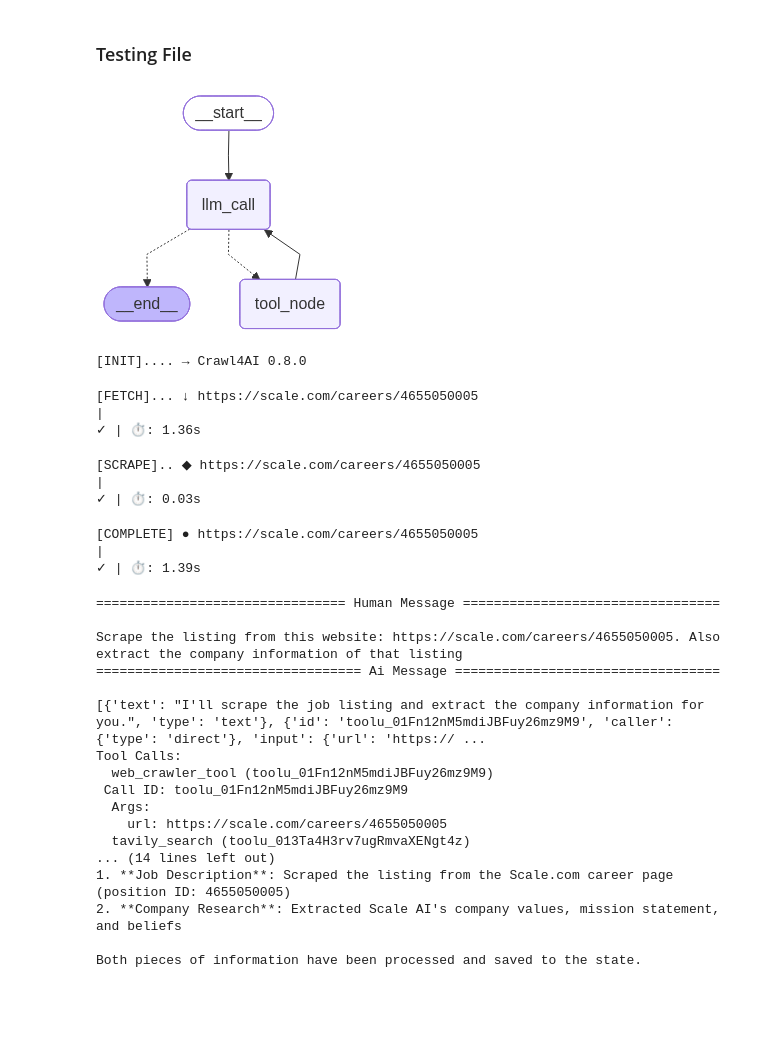
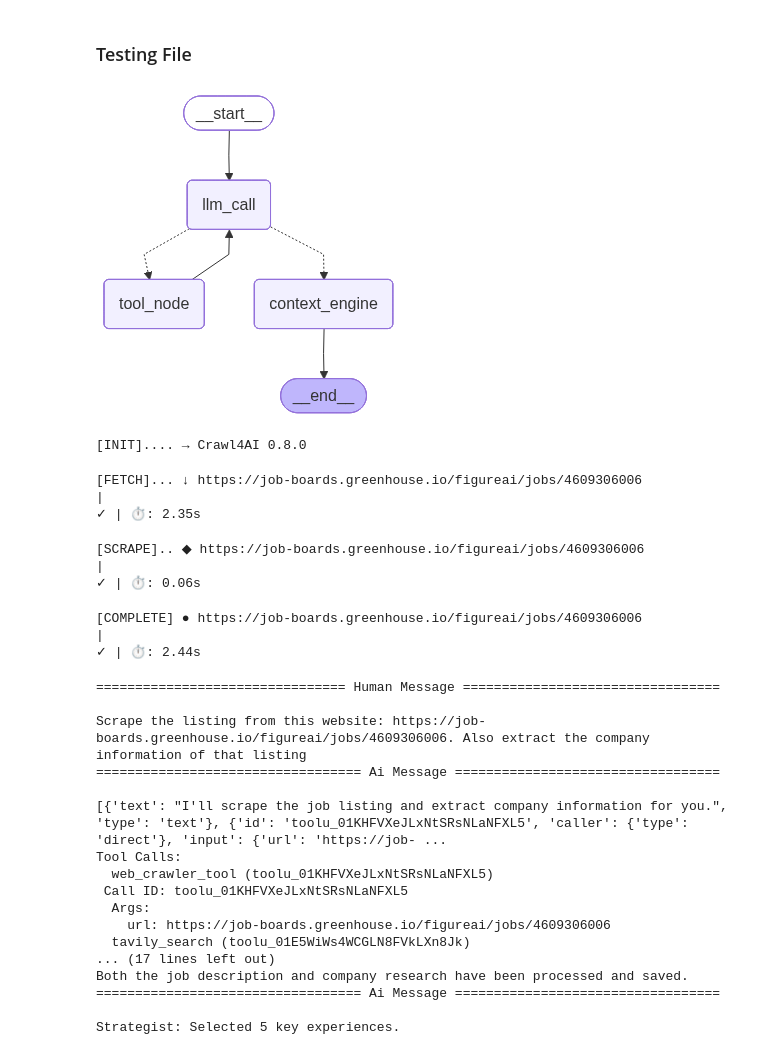
Before and after one commit to ruben-fonseca-castro/agentic_CL_builder, a Jupyter notebook: development.ipynb, the cells around one changed output. Saved outputs shown, nothing was run; the diff lists cells and outputs as text; code cells hidden in the pictures; blank space fills up the shorter version.

Commit message:
developed RAG system, now working on conetxt engine that looks at filesystem and RAG database

```diff
--- a/development.ipynb
+++ b/development.ipynb
@@ -192,42 +301,44 @@ def should_continue(state: AgentState):
 # %%
 from langgraph.graph import StateGraph, START, END
 
 agent_builder = StateGraph(AgentState)
 agent_builder.add_node("llm_call", llm_call)
 agent_builder.add_node("tool_node", tool_node)  # Single unified node
+agent_builder.add_node("context_engine",context_engine_node) # with RAG and FileSystem MCP
 
 def should_continue(state: AgentState):
     last_message = state["messages"][-1]
     if not last_message.tool_calls:
-        return END
+        return "context_engine"
     return "tool_node"
 
 agent_builder.add_edge(START, "llm_call")
 agent_builder.add_conditional_edges(
     "llm_call",
     should_continue,
-    ["tool_node", END]
+    ["tool_node", "context_engine"]
 )
 agent_builder.add_edge("tool_node", "llm_call")
+agent_builder.add_edge("context_engine",END)
 
 agent = agent_builder.compile()
 
 #display graph for debugging purposes/flow
 
 from IPython.display import Image, display
 try:
     display(Image(agent.get_graph(xray=True).draw_mermaid_png()))
 except:
     pass
 # %% [output]
-[figure, old version]
+[figure, new version]
 # %%
 # Invoke/Attempt flow
 
 
 from langchain.messages import HumanMessage
 
-request = [HumanMessage(content="Scrape the listing from this website: https://scale.com/careers/4655050005. Also extract the company information of that listing")]
+request = [HumanMessage(content="Scrape the listing from this website: https://job-boards.greenhouse.io/figureai/jobs/4609306006. Also extract the company information of that listing")]
 
 # messages = [HumanMessage(content="Search the web for SpaceX culture, and broad company missions statements")]
 
@@ -236,29 +347,29 @@ for m in messages["messages"]:
     m.pretty_print()
 # %% [output]
 [INIT].... → Crawl4AI 0.8.0
-[FETCH]... ↓ https://scale.com/careers/4655050005                                                                 |
-✓ | ⏱: 1.36s
+[FETCH]... ↓ https://job-boards.greenhouse.io/figureai/jobs/4609306006                                            |
+✓ | ⏱: 2.35s
-[SCRAPE].. ◆ https://scale.com/careers/4655050005                                                                 |
-✓ | ⏱: 0.03s
+[SCRAPE].. ◆ https://job-boards.greenhouse.io/figureai/jobs/4609306006                                            |
+✓ | ⏱: 0.06s
-[COMPLETE] ● https://scale.com/careers/4655050005                                                                 |
-✓ | ⏱: 1.39s
+[COMPLETE] ● https://job-boards.greenhouse.io/figureai/jobs/4609306006                                            |
+✓ | ⏱: 2.44s
 ================================ Human Message =================================
 
-Scrape the listing from this website: https://scale.com/careers/4655050005. Also extract the company information of that listing
+Scrape the listing from this website: https://job-boards.greenhouse.io/figureai/jobs/4609306006. Also extract the company information of that listing
 ================================== Ai Message ==================================
 
-[{'text': "I'll scrape the job listing and extract the company information for you.", 'type': 'text'}, {'id': 'toolu_01Fn12nM5mdiJBFuy26mz9M9', 'caller': {'type': 'direct'}, 'input': {'url': 'https:// ...
+[{'text': "I'll scrape the job listing and extract company information for you.", 'type': 'text'}, {'id': 'toolu_01KHFVXeJLxNtSRsNLaNFXL5', 'caller': {'type': 'direct'}, 'input': {'url': 'https://job- ...
 Tool Calls:
-  web_crawler_tool (toolu_01Fn12nM5mdiJBFuy26mz9M9)
- Call ID: toolu_01Fn12nM5mdiJBFuy26mz9M9
+  web_crawler_tool (toolu_01KHFVXeJLxNtSRsNLaNFXL5)
+ Call ID: toolu_01KHFVXeJLxNtSRsNLaNFXL5
   Args:
-    url: https://scale.com/careers/4655050005
-  tavily_search (toolu_013Ta4H3rv7ugRmvaXENgt4z)
-... (14 lines left out)
-1. **Job Description**: Scraped the listing from the Scale.com career page (position ID: 4655050005)
-2. **Company Research**: Extracted Scale AI's company values, mission statement, and beliefs
+    url: https://job-boards.greenhouse.io/figureai/jobs/4609306006
+  tavily_search (toolu_01E5WiWs4WCGLN8FVkLXn8Jk)
+... (17 lines left out)
+Both the job description and company research have been processed and saved.
+================================== Ai Message ==================================
 
-Both pieces of information have been processed and saved to the state.
+Strategist: Selected 5 key experiences.
 # %%
 #evaluate output
 
```
Also changed, not shown: parts of 3 cells of this notebook, 4 other files.
